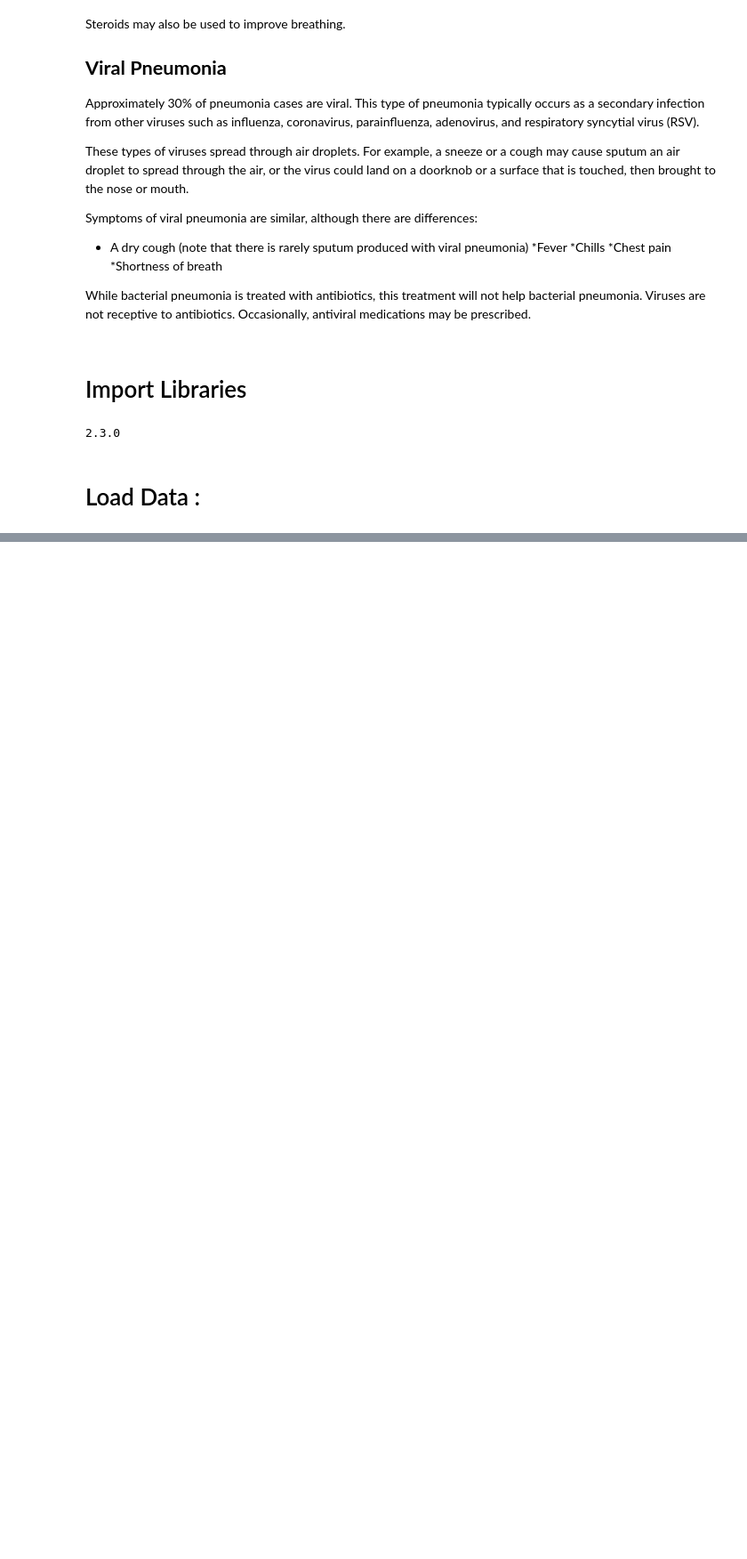
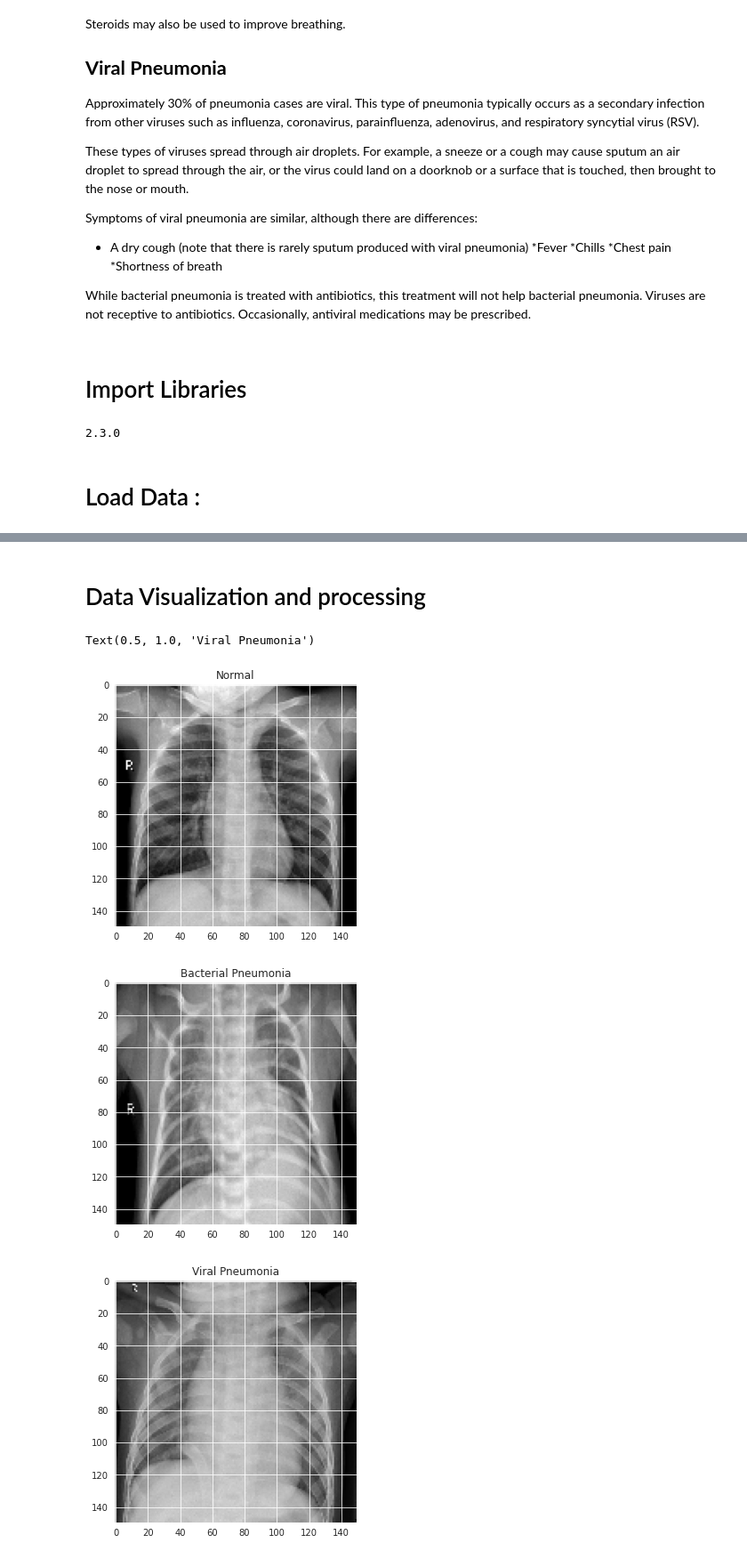
Before and after one commit to Kshitij879/PnemoniaDetection, a Jupyter notebook: Pneumonia_Detection_model.ipynb, the cells around one changed output, grey strips where cells are left out. Shown: that part at 89% size. Drawn from its saved outputs; the diff is of its cells as text; code cells hidden in the pictures; blank space fills up the shorter version.

Commit message:
data visualization in progress

```diff
--- a/Pneumonia_Detection_model.ipynb
+++ b/Pneumonia_Detection_model.ipynb
@@ -95,3 +95,22 @@ Drive already mounted at /content/gdrive; to attempt to forcibly remount, call d
 train = get_input_data('/content/gdrive/My Drive/chest_xray/train')
 test = get_input_data('/content/gdrive/My Drive/chest_xray/test')
 val = get_input_data('/content/gdrive/My Drive/chest_xray/val')
+# %% [markdown]
+# Data Visualization and processing
+# %%
+plt.figure(figsize = (5,5))
+plt.imshow(train[-1][0], cmap='gray', )
+plt.title(label='Normal')
+
+plt.figure(figsize = (5,5))
+plt.imshow(train[0][0], cmap='gray')
+plt.title(label='Bacterial Pneumonia')
+
+plt.figure(figsize = (5,5))
+plt.imshow(train[1][0], cmap='gray')
+plt.title(label='Viral Pneumonia')
+# %% [output]
+Text(0.5, 1.0, 'Viral Pneumonia')
+[figure, added]
+[figure, added]
+[figure, added]
```
Also changed, not shown: parts of 7 cells of this notebook.
